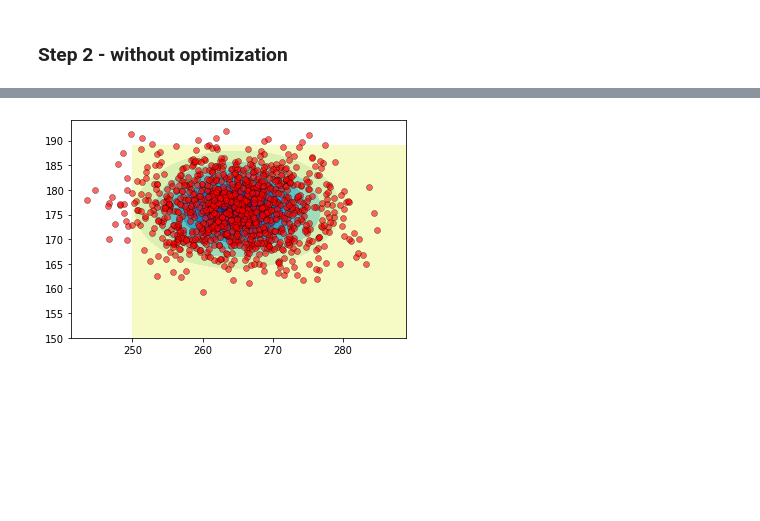
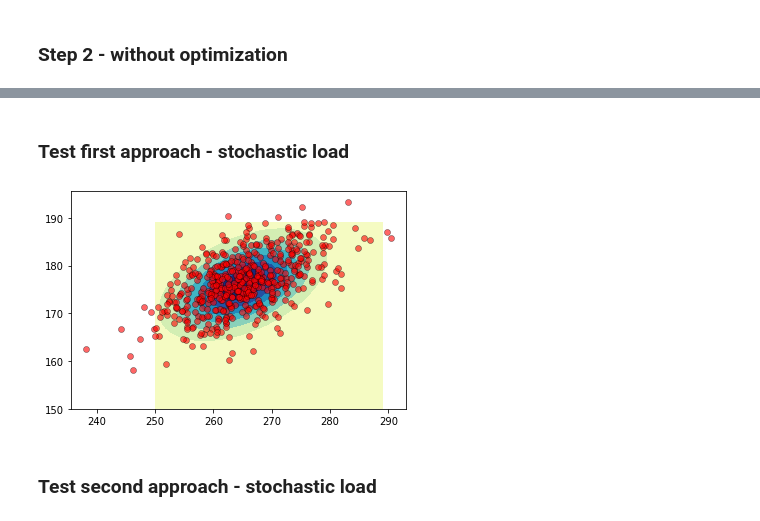
Before and after one commit to filipforro/MasterThesis, a Jupyter notebook: Pyomo/stochastic programming/stoch_RES_model.ipynb, the cells around one changed output, grey strips where cells are left out. Cells and saved outputs as stored; diff of their text form; code cells hidden in the pictures; blank space fills up the shorter version.

Commit message:
Stochastic load fixes . affine transformation of the multivariate normal using Cholesky decomposition to obtain P and Q. The correlation needs to be normalized by variance of Q

```diff
--- a/Pyomo/stochastic programming/stoch_RES_model.ipynb
+++ b/Pyomo/stochastic programming/stoch_RES_model.ipynb
@@ -167,25 +167,56 @@ axL[0,0].set_title('Demand profile under uncertainty');
+# %% [markdown]
+### Test first approach - stochastic load
 # %%
 # define mean, variance and demand correlation for single node at time t
-Pmu = 265;Pvar = 53;Qmu = 176;Qvar = 35.2;ro = 0.6
+Pmu = 265;Qmu = 176;ro = 20
 
 mean = [Pmu, Qmu]
 # construct covariance matrix ([[var, corr],[var, corr]])
-cov = [[Pvar, ro], [ro, Qvar]]
+cov = [[Pmu/5, ro], [ro, Qmu/5]]
 
 # initialize multivariate normal random variable with mean and covariance matrix
 rv = multivariate_normal(mean=mean, cov=cov)
 # create a grid to visualize the random variable sample space
 x, y = np.mgrid[250:290:1, 150:190:1]
 pos = np.dstack((x, y))
 
 fig = plt.figure()
 ax = fig.add_subplot(111)
 # plot 2D contour of the probability density function of random variable
 ax.contourf(x, y, rv.pdf(pos), cmap=cm.YlGnBu)
 
-for i in range(1000):
+for i in range(500):
     # rvs() method allows to draw random samples from a multivariate normal distribution.
     x1, y1 = rv.rvs()
     ax.plot(x1, y1, 'ro', alpha=.6, markeredgecolor='k', markeredgewidth=0.5)
+
+# Pmu = 2650;Qmu = 1760;ro = 0.6
+# mean = [Pmu, Qmu]
+# cov = [[Pmu/5, ro], [ro, Qmu/5]]
+# rv = multivariate_normal(mean=mean, cov=cov)
+# for i in range(50):
+#     # rvs() method allows to draw random samples from a multivariate normal distribution.
+#     x1, y1 = rv.rvs()
+#     ax.plot(x1/10, y1/10, 'go', alpha=.6, markeredgecolor='k', markeredgewidth=0.5)
+#
+# Pmu = 26500;Qmu = 17600;ro = 0.6
+# mean = [Pmu, Qmu]
+# cov = [[Pmu/5, ro], [ro, Qmu/5]]
+# rv = multivariate_normal(mean=mean, cov=cov)
+# for i in range(50):
+#     # rvs() method allows to draw random samples from a multivariate normal distribution.
+#     x1, y1 = rv.rvs()
+#     ax.plot(x1/100, y1/100, 'bo', alpha=.6, markeredgecolor='k', markeredgewidth=0.5)
+
+# Pmu = 265;Qmu = 176;ro = 30
+# mean = [Pmu, Qmu]
+# cov = [[Pmu/5, ro], [ro, Qmu/5]]
+# rv = multivariate_normal(mean=mean, cov=cov)
+# for i in range(50):
+#     # rvs() method allows to draw random samples from a multivariate normal distribution.
+#     x1, y1 = rv.rvs()
+#     ax.plot(x1, y1, 'go', alpha=.6, markeredgecolor='k', markeredgewidth=0.5)
 # %% [output]
-[figure, old version]
+[figure, new version]
+# %% [markdown]
+### Test second approach - stochastic load
```
Also changed, not shown: parts of 6 cells of this notebook, 8 other files.
